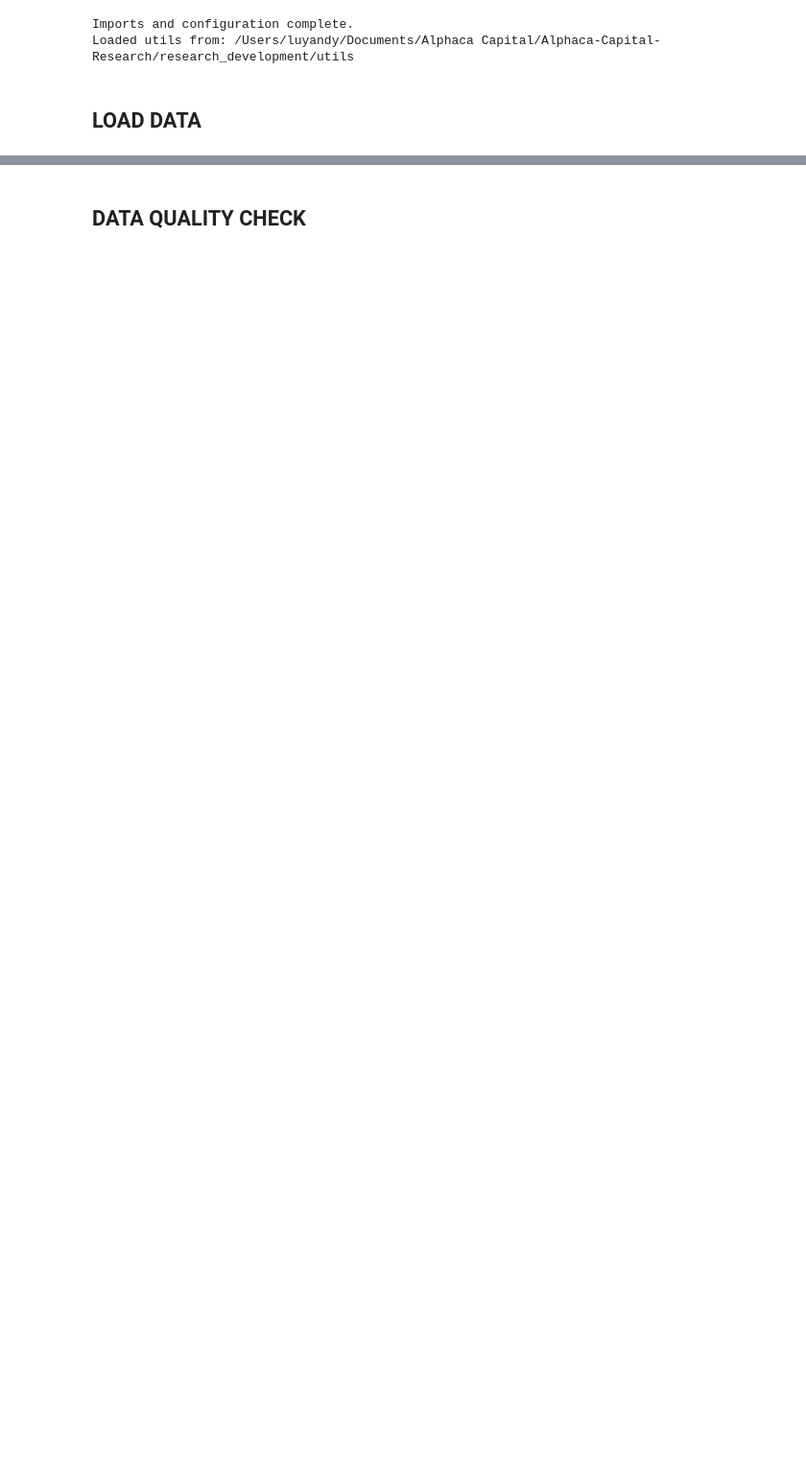
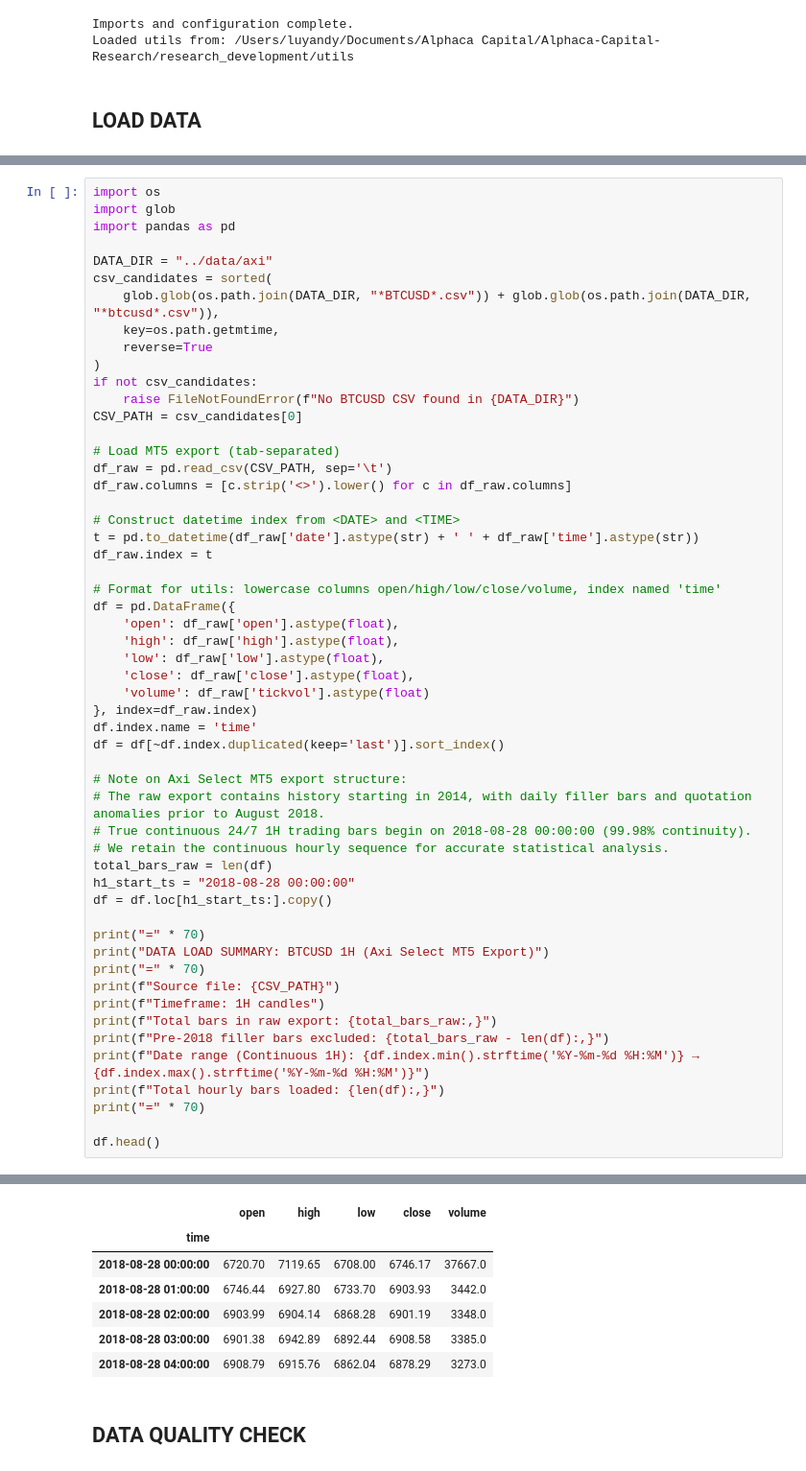
Before and after one commit to Andres-GP/Alphaca-Capital-Research, a Jupyter notebook: research_development/01_exploratory_data_analysis/BTCUSD_EDA.ipynb, the cells around one changed output, grey strips where cells are left out. Shown at 96% size. Saved outputs shown, nothing was run; the diff lists cells and outputs as text; blank space fills up the shorter version.

```diff
--- a/research_development/01_exploratory_data_analysis/BTCUSD_EDA.ipynb
+++ b/research_development/01_exploratory_data_analysis/BTCUSD_EDA.ipynb
@@ -121,0 +56,55 @@ Total bars loaded: 80,312
+# %%
+import os
+import glob
+import pandas as pd
+
+DATA_DIR = "../data/axi"
+csv_candidates = sorted(
+    glob.glob(os.path.join(DATA_DIR, "*BTCUSD*.csv")) + glob.glob(os.path.join(DATA_DIR, "*btcusd*.csv")),
+    key=os.path.getmtime,
+    reverse=True
+)
+if not csv_candidates:
+    raise FileNotFoundError(f"No BTCUSD CSV found in {DATA_DIR}")
+CSV_PATH = csv_candidates[0]
+
+# Load MT5 export (tab-separated)
+df_raw = pd.read_csv(CSV_PATH, sep='\t')
+df_raw.columns = [c.strip('<>').lower() for c in df_raw.columns]
+
+# Construct datetime index from <DATE> and <TIME>
+t = pd.to_datetime(df_raw['date'].astype(str) + ' ' + df_raw['time'].astype(str))
+df_raw.index = t
+
+# Format for utils: lowercase columns open/high/low/close/volume, index named 'time'
+df = pd.DataFrame({
+    'open': df_raw['open'].astype(float),
+    'high': df_raw['high'].astype(float),
+    'low': df_raw['low'].astype(float),
+    'close': df_raw['close'].astype(float),
+    'volume': df_raw['tickvol'].astype(float)
+}, index=df_raw.index)
+df.index.name = 'time'
+df = df[~df.index.duplicated(keep='last')].sort_index()
+
+# Note on Axi Select MT5 export structure:
+# The raw export contains history starting in 2014, with daily filler bars and quotation anomalies prior to August 2018.
+# True continuous 24/7 1H trading bars begin on 2018-08-28 00:00:00 (99.98% continuity).
+# We retain the continuous hourly sequence for accurate statistical analysis.
+total_bars_raw = len(df)
+h1_start_ts = "2018-08-28 00:00:00"
+df = df.loc[h1_start_ts:].copy()
+
+print("=" * 70)
+print("DATA LOAD SUMMARY: BTCUSD 1H (Axi Select MT5 Export)")
+print("=" * 70)
+print(f"Source file: {CSV_PATH}")
+print(f"Timeframe: 1H candles")
+print(f"Total bars in raw export: {total_bars_raw:,}")
+print(f"Pre-2018 filler bars excluded: {total_bars_raw - len(df):,}")
+print(f"Date range (Continuous 1H): {df.index.min().strftime('%Y-%m-%d %H:%M')} → {df.index.max().strftime('%Y-%m-%d %H:%M')}")
+print(f"Total hourly bars loaded: {len(df):,}")
+print("=" * 70)
+
+df.head()
+# %% [output]
@@ -122,3 +121,10 @@ Total bars loaded: 80,312
+|  | open | high | low | close | volume |
+| time |  |  |  |  |  |
+| 2018-08-28 00:00:00 | 6720.70 | 7119.65 | 6708.00 | 6746.17 | 37667.0 |
+| 2018-08-28 01:00:00 | 6746.44 | 6927.80 | 6733.70 | 6903.93 | 3442.0 |
+| 2018-08-28 02:00:00 | 6903.99 | 6904.14 | 6868.28 | 6901.19 | 3348.0 |
+| 2018-08-28 03:00:00 | 6901.38 | 6942.89 | 6892.44 | 6908.58 | 3385.0 |
+| 2018-08-28 04:00:00 | 6908.79 | 6915.76 | 6862.04 | 6878.29 | 3273.0 |
 # %% [markdown]
 ## DATA QUALITY CHECK
 # %%
```
Also changed, not shown: parts of 10 cells of this notebook, 61 other files.
